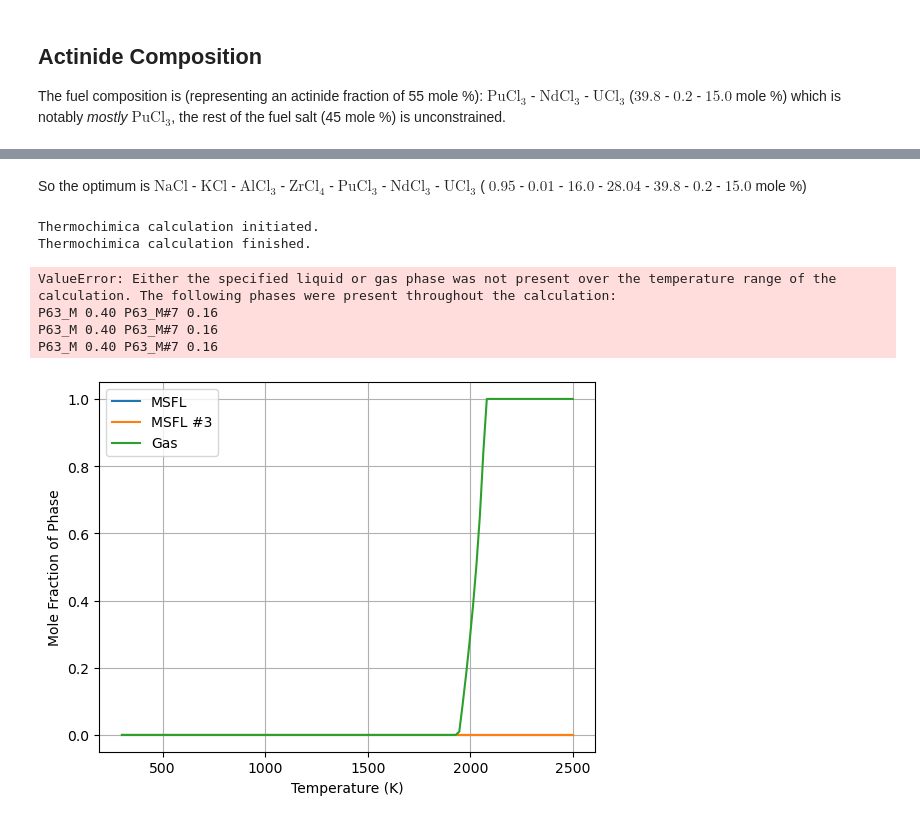
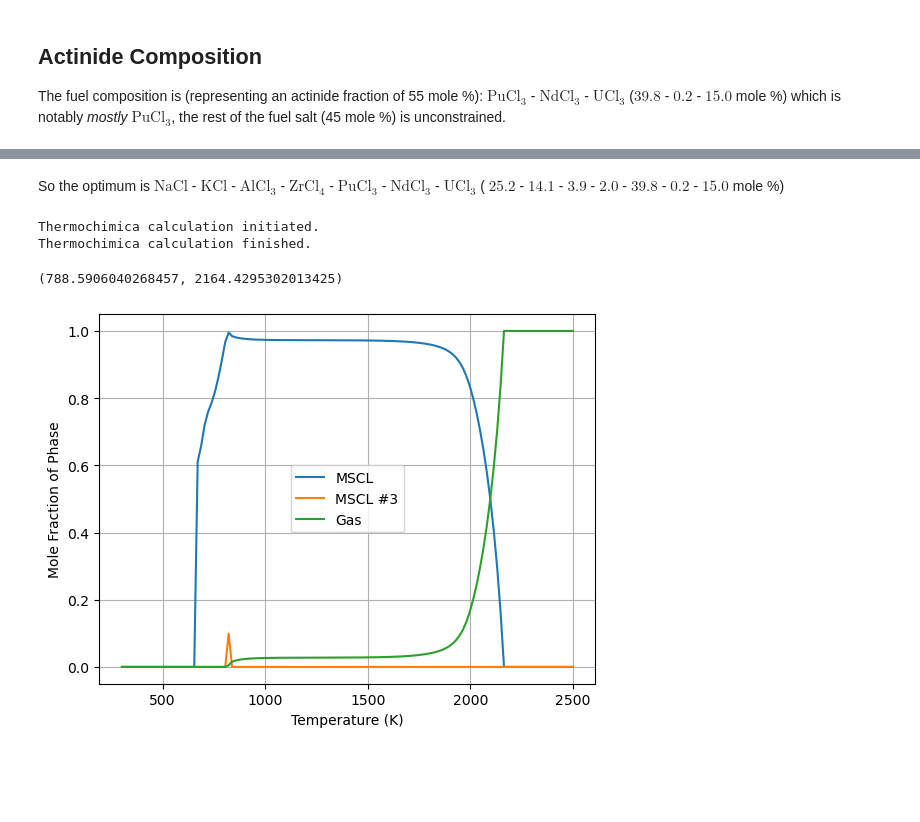
Before and after one commit to mlouis9/senior-design, a Jupyter notebook: saltOptimization/thermophysicalProperties/fuelOptimization.ipynb, the cells around one changed output, grey strips where cells are left out. Saved outputs shown, nothing was run; the diff lists cells and outputs as text; code cells hidden in the pictures; blank space fills up the shorter version.

Commit message:
Finished fuel and coolant salt optimization

```diff
--- a/saltOptimization/thermophysicalProperties/fuelOptimization.ipynb
+++ b/saltOptimization/thermophysicalProperties/fuelOptimization.ipynb
@@ -14,25 +14,21 @@ import warnings
 import sys
 import thermoToolsAdditions as tta
 from thermoToolsAdditions import convert_to_thermochem_name
+from paths import THERMOCHIMICA, THERMOCHIMICA_CHLORIDE_DATA, MSTDB_TP_DATA, MSTDB_TP_RK_DATA, SALT_OPTIMIZATION
 
 warnings.filterwarnings("ignore")
 
-thermochimica_path = Path("../../thermochimica")
-output_path = Path('../outputs')
-output_name = 'output.json'
-data_file = Path("../../thermochimica/data/MSTDB-TC_V3.0_Chlorides_No_Functions_8-2.dat")
-input_file_name = "runThermochimica.ti"
+import thermoToolsAdditions as tta
+from thermoToolsAdditions import convert_to_thermochem_name
 
-# Get the script name from sys.argv
-script_name = sys.argv[0]
+# File IO input parameters for thermoToolsAdditions
+tta.Config.set_config(
+    thermochimica_path = THERMOCHIMICA,
+    output_path = SALT_OPTIMIZATION / 'thermophysicalProperties',
+    data_file = THERMOCHIMICA_CHLORIDE_DATA
+)
 
-# Get the absolute path of the script
-script_dir = Path(os.path.abspath(script_name)).resolve().parent
-
-mstdb_tp_path = Path('../../mstdb-tp/Molten_Salt_Thermophysical_Properties.csv')
-mstdb_tp_rk_path = Path('../../mstdb-tp/Molten_Salt_Thermophysical_Properties_RK.csv')
-
-db = Database(mstdb_tp_path, mstdb_tp_rk_path)
+db = Database(MSTDB_TP_DATA, MSTDB_TP_RK_DATA)
 # %% [markdown]
 # Fuel Optimization
 # %% [markdown]
@@ -225,30 +294,26 @@ result
 # %% [markdown]
-So the optimum is $\text{NaCl}$ - $\text{KCl}$ - $\text{AlCl}_3$ - $\text{ZrCl}_4$ - $\text{PuCl}_3$ - $\text{NdCl}_3$ - $\text{UCl}_3$ ( $0.95$ - $0.01$ - $16.0$ - $28.04$ - $39.8$ - $0.2$ - $15.0$ mole %)
+So the optimum is $\text{NaCl}$ - $\text{KCl}$ - $\text{AlCl}_3$ - $\text{ZrCl}_4$ - $\text{PuCl}_3$ - $\text{NdCl}_3$ - $\text{UCl}_3$ ( $25.2$ - $14.1$ - $3.9$ - $2.0$ - $39.8$ - $0.2$ - $15.0$ mole %)
 # %%
-test_composition = {'Na Cl': 0.0095, 'K Cl': 0.0001, 'Al Cl_3': 0.16, 'Zr Cl_4': 0.2804, 'Pu Cl_3': 0.398, 'Nd Cl_3': 0.002, 'U Cl_3': 0.15}
-tta.calculate_melting_and_boiling(thermochimica_path, output_path, output_name, data_file, \
-                                             test_composition, elements_used, ntstep=150)
+test_composition = {'Na Cl': 0.25, 'K Cl': 0.141, 'Zr Cl_4': 0.04, 'Pu Cl_3': 0.398, 'Nd Cl_3': 0.002, 'U Cl_3': 0.15}
+tta.calculate_melting_and_boiling(test_composition, elements_used, ntstep=150)
 # %% [output]
 Thermochimica calculation initiated.
 Thermochimica calculation finished.
-ValueError: Either the specified liquid or gas phase was not present over the temperature range of the calculation. The following phases were present throughout the calculation:
-P63_M 0.40 P63_M#7 0.16
-P63_M 0.40 P63_M#7 0.16
-P63_M 0.40 P63_M#7 0.16
+(788.5906040268457, 2164.4295302013425)
 # %%
-output = tta.thermoOut(output_path / output_name)
+output = tta.thermoOut(default=True)
 temperatures = output.temperatures.values()
 mole_fraction_liquid = output.get_phase_fraction('MSCL')
 mole_fraction_liquid_3 = output.get_phase_fraction('MSCL#3')
 mole_fraction_gas = output.get_phase_fraction('gas_ideal')
 
 plt.plot(temperatures, np.array(mole_fraction_liquid) + np.array(mole_fraction_liquid_3), label='MSCL')
 plt.plot(temperatures, mole_fraction_liquid_3, label='MSCL #3')
 plt.plot(temperatures, mole_fraction_gas, label='Gas')
 plt.xlabel('Temperature (K)')
 plt.ylabel('Mole Fraction of Phase')
 plt.grid()
 plt.legend()
 plt.show()
 # %% [output]
-[figure, old version]
+[figure, new version]
```
Also changed, not shown: parts of 4 cells of this notebook, 6 other files.
